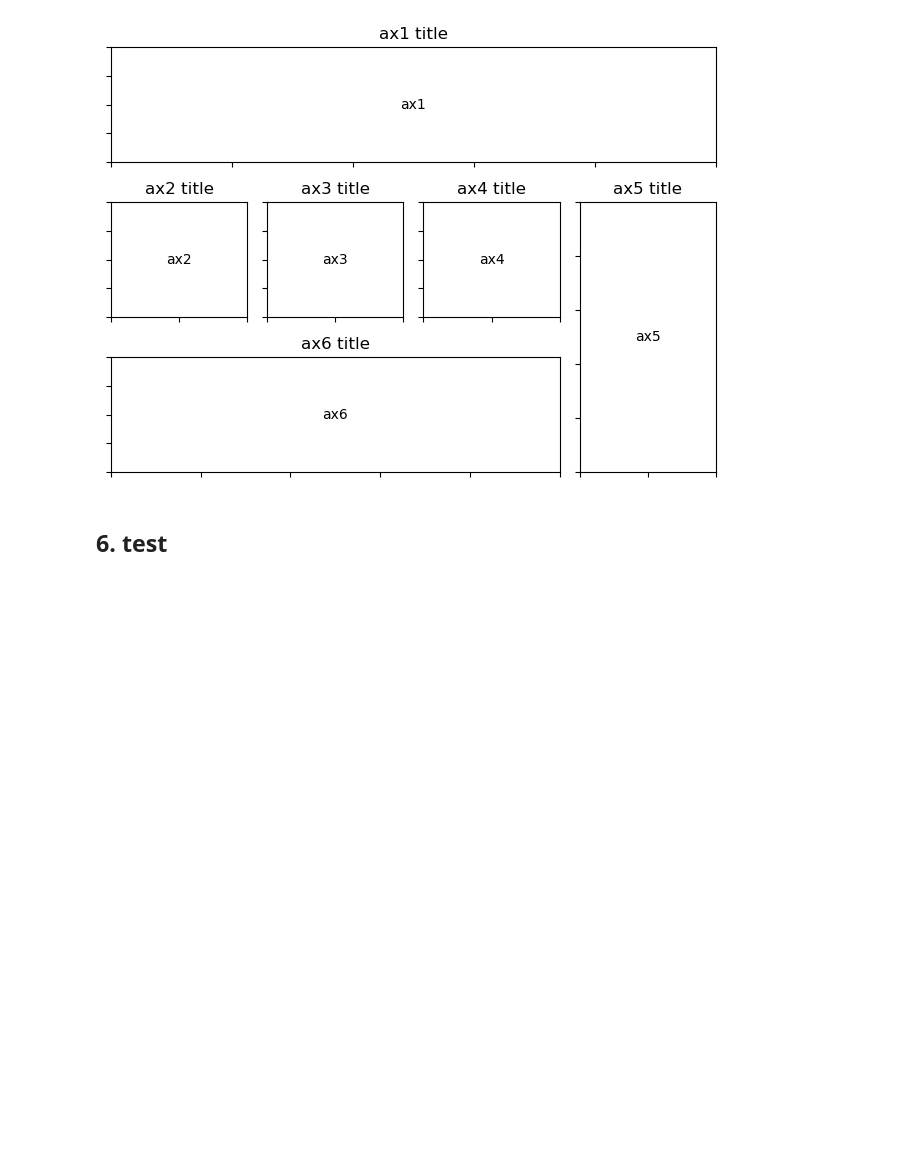
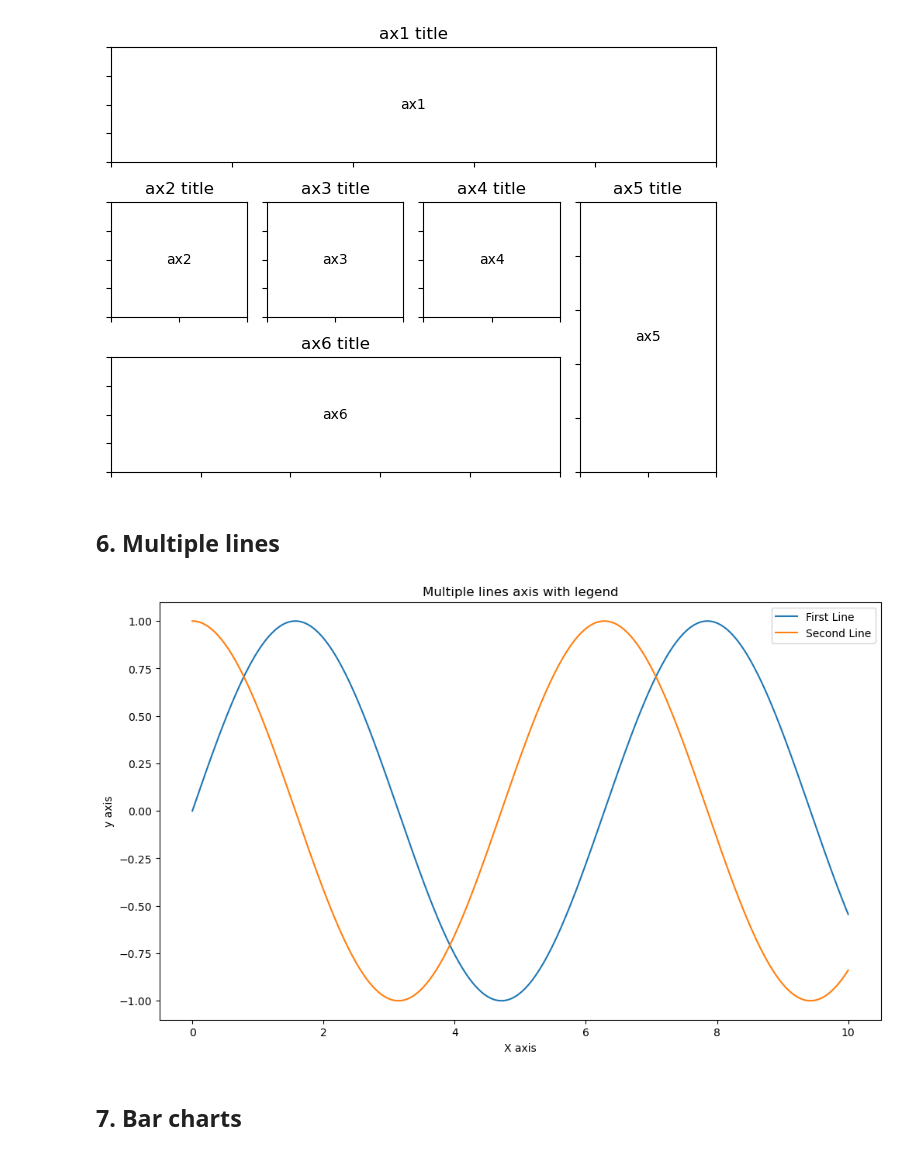
Before and after one commit to mikjf/data_visualization, a Jupyter notebook: fun_with_graphs.ipynb, the cells around one changed output. Drawn from its saved outputs; the diff is of its cells as text; code cells hidden in the pictures; blank space fills up the shorter version.

```diff
--- a/fun_with_graphs.ipynb
+++ b/fun_with_graphs.ipynb
@@ -115,4 +115,29 @@ plt.show()
 # %% [output]
 [figure]
 # %% [markdown]
-## 6. test
+## 6. Multiple lines
+# %%
+# np.linspace(start, stop, num)
+x = np.linspace(0,10,300)
+
+# sin and cos lines
+y1 = np.sin(x)
+y2 = np.cos(x)
+
+# create subplot
+fig, ax = plt.subplots(figsize=(12, 7))
+
+# plot lines
+plt.plot(x, y1, label='First Line')
+plt.plot(x, y2, label='Second Line')
+
+# labels, title, legend
+plt.xlabel('X axis')
+plt.ylabel('y axis')
+plt.title('Multiple lines axis with legend')
+plt.legend()
+plt.show()
+# %% [output]
+[figure, added]
+# %% [markdown]
+## 7. Bar charts
```
Also changed, not shown: parts of 12 cells of this notebook.
